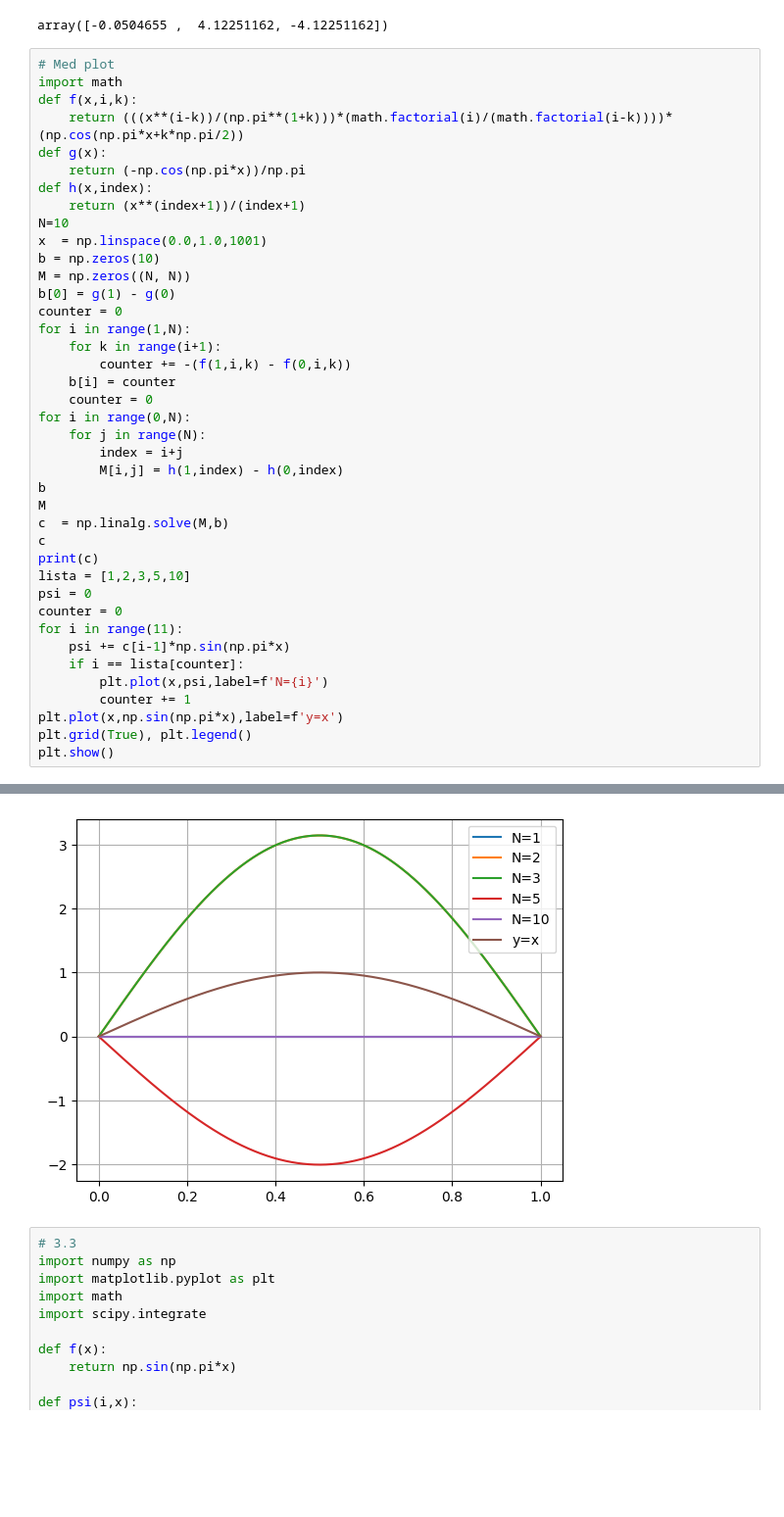
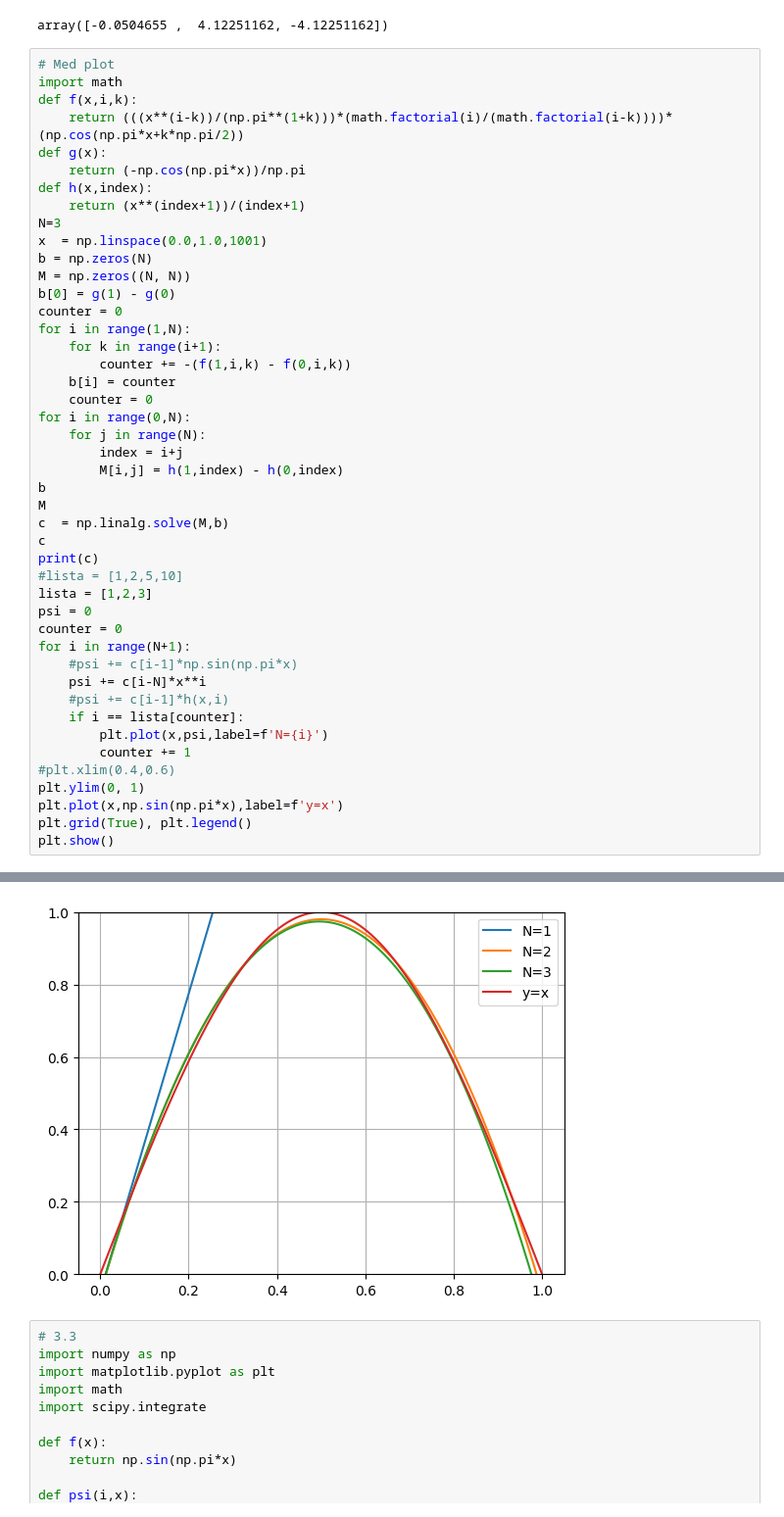
Before and after one commit to kalle6452/PDE, a Jupyter notebook: lab03.ipynb, the cells around one changed output, grey strips where cells are left out. Shown at 98% size. Cells and saved outputs as stored; diff of their text form; blank space fills up the shorter version.

```diff
--- a/lab03.ipynb
+++ b/lab03.ipynb
@@ -689,9 +689,9 @@ def g(x):
     return (-np.cos(np.pi*x))/np.pi
 def h(x,index):
     return (x**(index+1))/(index+1)
-N=10
+N=3
 x  = np.linspace(0.0,1.0,1001)
-b = np.zeros(10)
+b = np.zeros(N)
 M = np.zeros((N, N))
 b[0] = g(1) - g(0)
 counter = 0
@@ -709,14 +709,19 @@ M
 c  = np.linalg.solve(M,b)
 c
 print(c)
-lista = [1,2,3,5,10]
+#lista = [1,2,5,10]
+lista = [1,2,3]
 psi = 0
 counter = 0
-for i in range(11):
-    psi += c[i-1]*np.sin(np.pi*x)
+for i in range(N+1):
+    #psi += c[i-1]*np.sin(np.pi*x)
+    psi += c[i-N]*x**i
+    #psi += c[i-1]*h(x,i)
     if i == lista[counter]:
         plt.plot(x,psi,label=f'N={i}')
         counter += 1
+#plt.xlim(0.4,0.6)
+plt.ylim(0, 1)
 plt.plot(x,np.sin(np.pi*x),label=f'y=x')
 plt.grid(True), plt.legend()
 plt.show()
@@ -727,4 +730,4 @@ plt.show()
-[figure, old version]
+[figure, new version]
 # %%
 # 3.3
 import numpy as np
```
Also changed, not shown: parts of 2 cells of this notebook.
